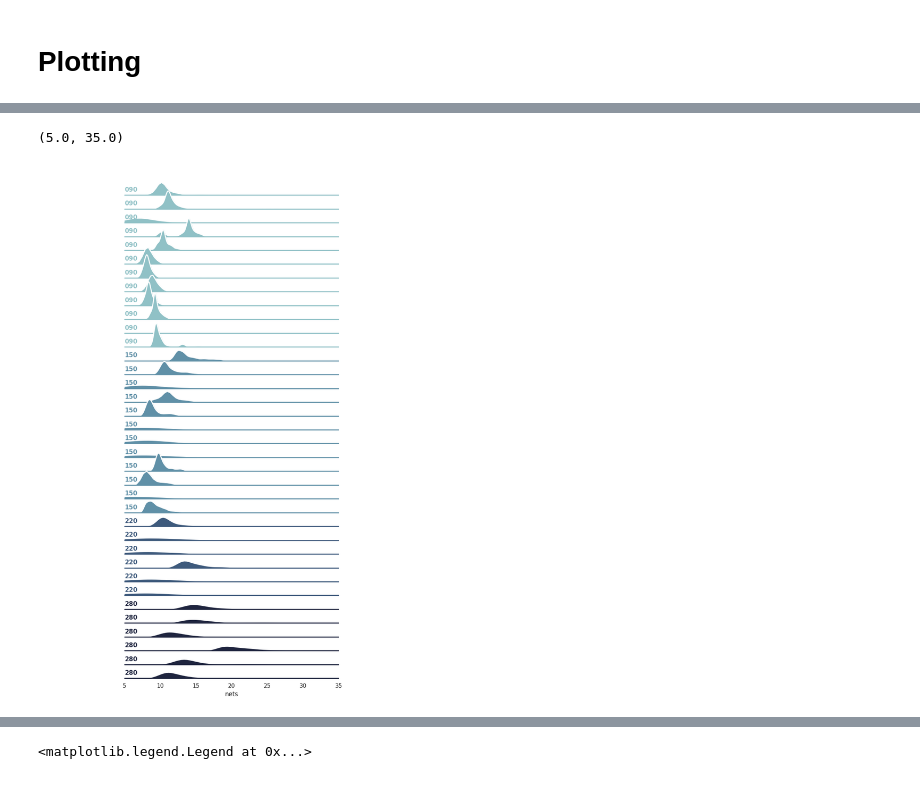
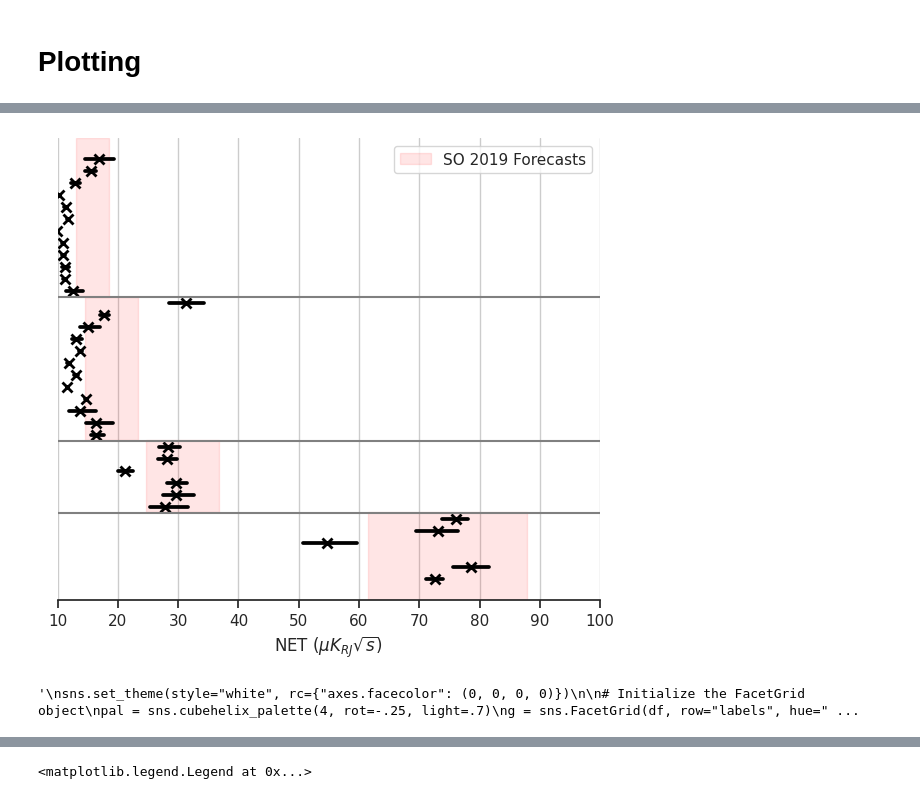
Before and after one commit to Sulla2012/LAT_Loading, a Jupyter notebook: nets.ipynb, the cells around one changed output, grey strips where cells are left out. Cells and saved outputs as stored; diff of their text form; code cells hidden in the pictures.

```diff
--- a/nets.ipynb
+++ b/nets.ipynb
@@ -228,5 +271,75 @@ plt.legend()
+# %%
+
+df_uk = copy.deepcopy(df)
+for i, label in enumerate(labels):
+    if "090" in label:
+        nets[i] *= temp_conv_090
+    elif "150" in label:
+        nets[i] *= temp_conv_150
+    elif "220" in label:
+        nets[i] *= temp_conv_220
+    elif "280" in label:
+        nets[i] *= temp_conv_280
+
+df_uk["nets"] = nets
+# %%
+
+sns.set_theme(style="ticks")
+
+# Initialize the figure with a logarithmic x axis
+f, ax = plt.subplots(figsize=(7, 6))
+
+# Add in points to show each observation
+sns.pointplot(data=df_uk.where((df_uk.pwv/np.sin(np.deg2rad(df_uk.el)) < 1) & (df_uk.t_obs < t_cut_high.unix ) & (t_cut_low.unix < df_uk.t_obs)), x="nets", y="labels", linestyle="none", marker="x", color="black", zorder=2)
+
+ymax, ymin = ax.get_ylim()
+xmax, xmin = ax.get_xlim()
+
+pos_090 = len([label for label in set(df.labels.to_numpy()) if "090" in label]) - 0.5
+pos_150 = pos_090 + len([label for label in set(df.labels.to_numpy()) if "150" in label])
+pos_220 = pos_150 + len([label for label in set(df.labels.to_numpy()) if "220" in label])
+pos_280 = pos_220 + len([label for label in set(df.labels.to_numpy()) if "280" in label])
+
+plt.hlines([pos_090, pos_150, pos_220], xmin=xmin, xmax=xmax, color="0.5")
+
+pos_280 = len([label for label in set(df.labels.to_numpy()) if "280" in label]) + 0.8
+pos_220 = pos_280 + len([label for label in set(df.labels.to_numpy()) if "220" in label]) - 0.5
+pos_150 = pos_220 + len([label for label in set(df.labels.to_numpy()) if "150" in label]) - 1.0
+pos_090 = pos_150 + len([label for label in set(df.labels.to_numpy()) if "090" in label])
+
+pos_280 /= ymax
+pos_220 /= ymax
+pos_150 /= ymax
+pos_090 /= ymax
+
+#090 Goals
+ax.axvspan(3.75*np.sqrt(12), 5.37*np.sqrt(12), ymin=pos_150, ymax=1, alpha=0.1, color='red', label="SO 2019 Forecasts")
+
+#150 Goals
+ax.axvspan(4.18*np.sqrt(12)/1.0, 6.74*np.sqrt(12)/1.0, ymin=pos_220, ymax=pos_150, alpha=0.1, color='red')
+
+#220 Goals
+ax.axvspan(10.04*np.sqrt(6)/1.0, 15.00*np.sqrt(6)/1.0, ymin=pos_280, ymax=pos_220, alpha=0.1, color='red')
+
+
+#280 Goals
+ax.axvspan(25.11*np.sqrt(6)/1.0, 35.88*np.sqrt(6)/1.0, ymin=0, ymax=pos_280, alpha=0.1, color='red')
+
+plt.xlim(10, 100)
+
+# Tweak the visual presentation
+ax.xaxis.grid(True)
+ax.set(xlabel="NET ($\mu K_{RJ} \sqrt{s}$)", ylabel="", yticklabels=[])
+ax.tick_params(left=False)
+sns.despine(trim=True, left=True)
+
+plt.legend()
+f.savefig("./plts/nets/nets_APS_uK.pdf", dpi=600, bbox_inches='tight')
+f.savefig("./plts/nets/nets_APS_uK.png", dpi=600, bbox_inches='tight')
+# %% [output]
+[figure, added]
 # %%
-
+"""
 sns.set_theme(style="white", rc={"axes.facecolor": (0, 0, 0, 0)})
 
 # Initialize the FacetGrid object
@@ -260,7 +373,7 @@ g.set_titles("")
 g.set(yticks=[], ylabel="")
 g.despine(bottom=True, left=True)
 plt.xlim(5, 35)
+"""
 # %% [output]
-(5.0, 35.0)
+'\nsns.set_theme(style="white", rc={"axes.facecolor": (0, 0, 0, 0)})\n\n# Initialize the FacetGrid object\npal = sns.cubehelix_palette(4, rot=-.25, light=.7)\ng = sns.FacetGrid(df, row="labels", hue=" ...
-[figure, removed]
 # %%
```
Also changed, not shown: parts of 9 cells of this notebook, 2 other files.
